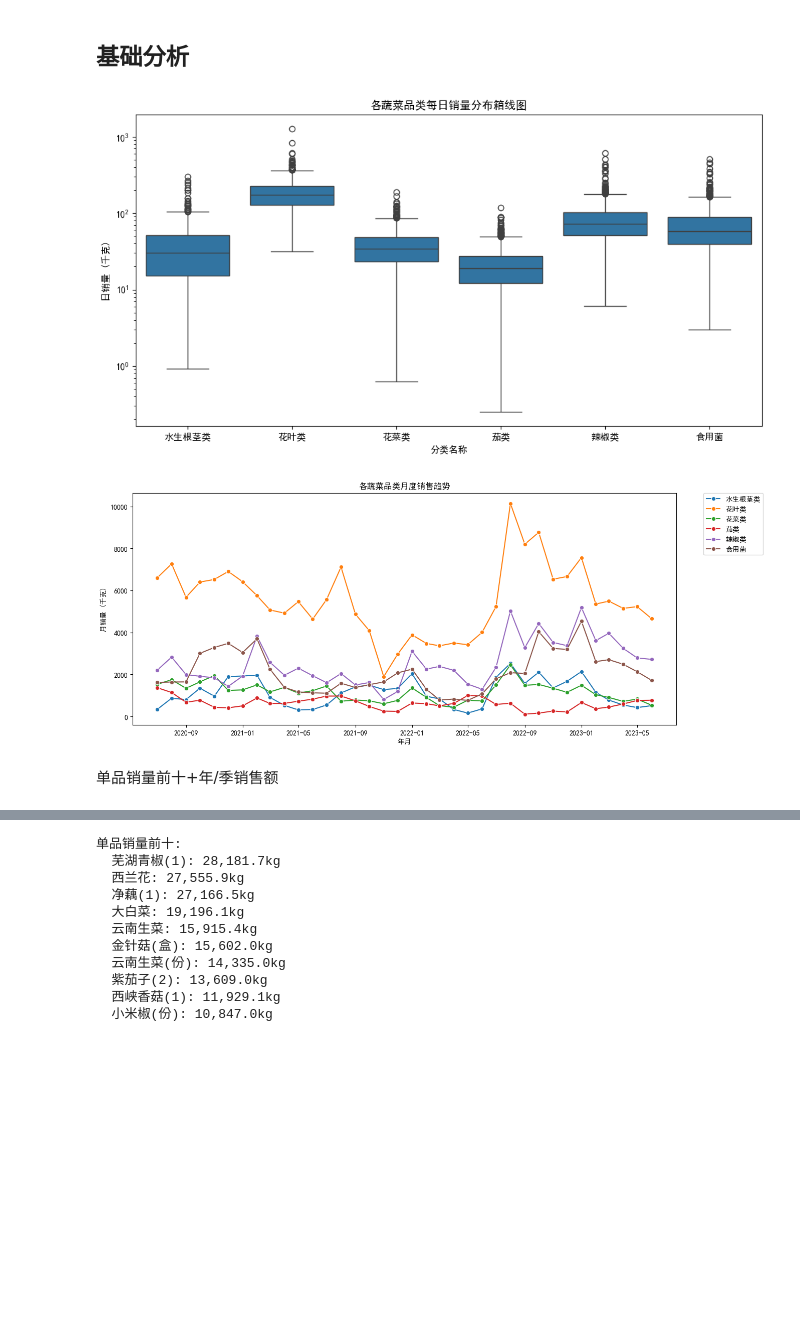
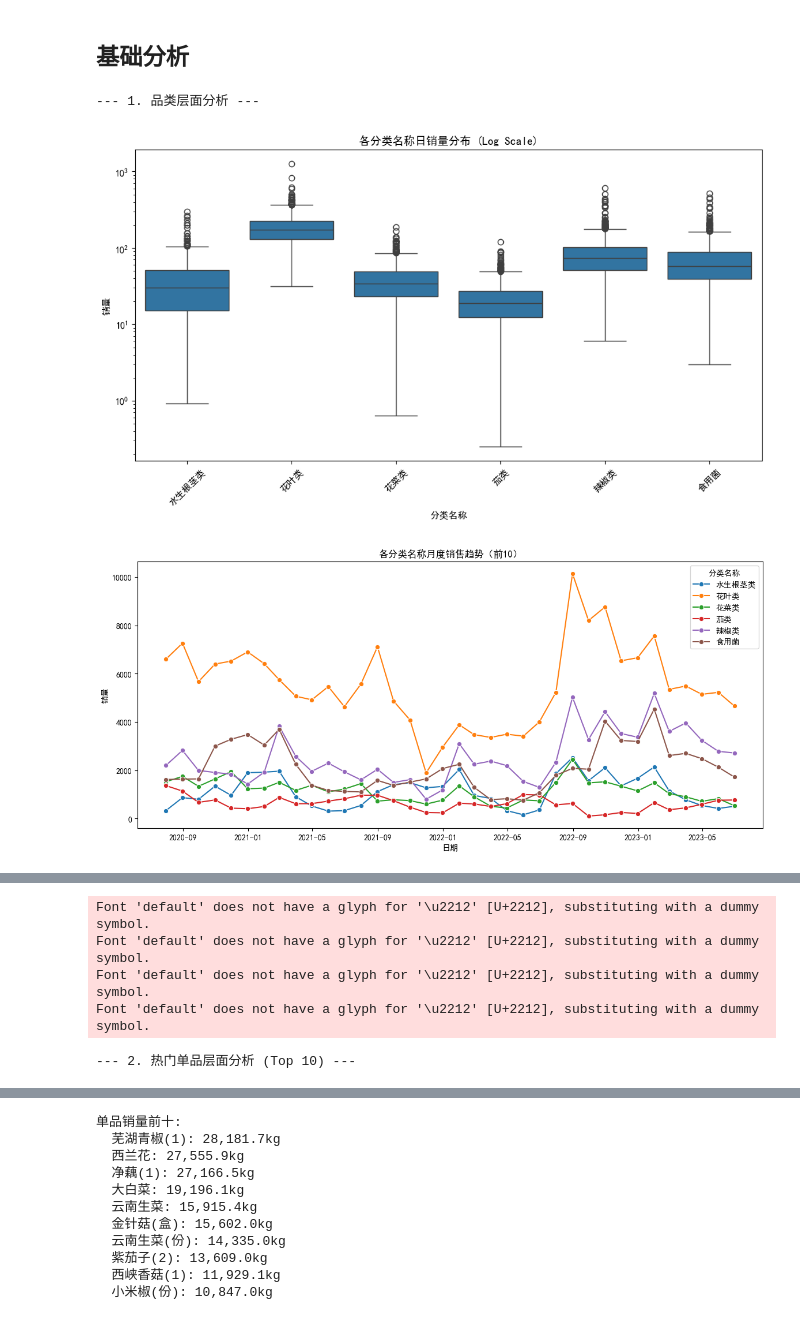
Before and after one commit to VasantLong/ml2025, a Jupyter notebook: hw/独立实践项目/code.ipynb, the cells around one changed output, grey strips where cells are left out. Saved outputs shown, nothing was run; the diff lists cells and outputs as text; code cells hidden in the pictures; blank space fills up the shorter version.

```diff
--- a/hw/独立实践项目/code.ipynb
+++ b/hw/独立实践项目/code.ipynb
@@ -147,0 +205,2 @@ def preprocess_for_q1(df_sales, df_category):
+# %%
+df_sku_daily, df_cat_daily = process_sales_pipeline(raw_sales, raw_category)
@@ -323,7 +316,16 @@ def analyze_distribution_patterns(data):
-# %%
-analyze_distribution_patterns(df_q1)
-# %% [output]
-[figure, removed]
-[figure, removed]
-# %% [markdown]
-单品销量前十+年/季销售额
+# %%
+print("--- 1. 品类层面分析 ---")
+analyze_distribution(df_cat_daily, level_name='分类名称')
+corr_cat = analyze_correlation(df_cat_daily, level_name='分类名称')
+
+print("\n--- 2. 热门单品层面分析 (Top 10) ---")
+# 单品太多，只分析销量前10名，否则热力图看不清
+top_skus = df_sku_daily.groupby('单品名称')['销量'].sum().nlargest(10).index
+df_top_sku = df_sku_daily[df_sku_daily['单品名称'].isin(top_skus)]
+
+analyze_distribution(df_top_sku, level_name='单品名称')
+corr_sku = analyze_correlation(df_top_sku, level_name='单品名称')
+# %% [output]
+--- 1. 品类层面分析 ---
+[figure, added]
+[figure, added]
@@ -329,0 +333,5 @@ analyze_distribution_patterns(df_q1)
+Font 'default' does not have a glyph for '\u2212' [U+2212], substituting with a dummy symbol.
+Font 'default' does not have a glyph for '\u2212' [U+2212], substituting with a dummy symbol.
+Font 'default' does not have a glyph for '\u2212' [U+2212], substituting with a dummy symbol.
+Font 'default' does not have a glyph for '\u2212' [U+2212], substituting with a dummy symbol.
+--- 2. 热门单品层面分析 (Top 10) ---
```
Also changed, not shown: parts of 19 cells of this notebook.
